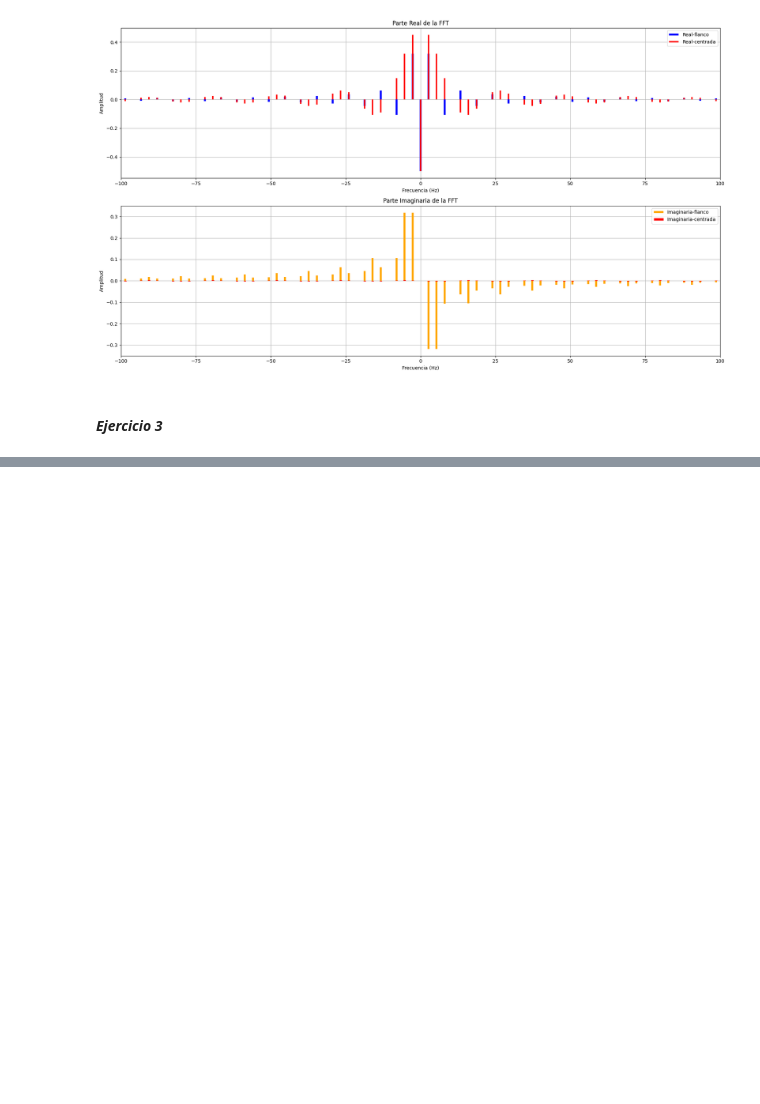
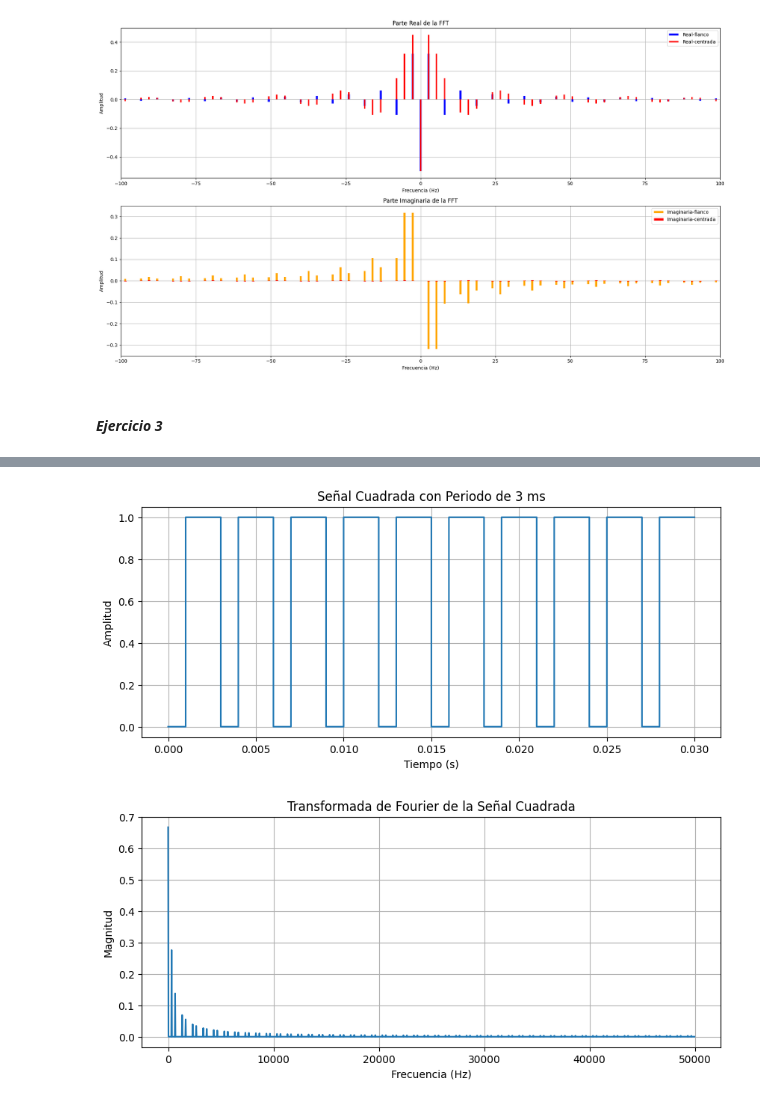
Before and after one commit to leonelj01/seniales_electricas, a Jupyter notebook: TP_6/tp6.ipynb, the cells around one changed output, grey strips where cells are left out. Saved outputs shown, nothing was run; the diff lists cells and outputs as text; code cells hidden in the pictures; blank space fills up the shorter version.

```diff
--- a/TP_6/tp6.ipynb
+++ b/TP_6/tp6.ipynb
@@ -178,0 +244,43 @@ plt.show()
+# %%
+import numpy as np
+import matplotlib.pyplot as plt
+
+# Parámetros de la señal
+periodo = 3e-3  # 3 ms
+duracion = 10 * periodo  # Duración total de la señal para visualización (10 periodos)
+frecuencia_muestreo = 1e-5  # Intervalo de muestreo (10 us)
+
+# Tiempo
+t = np.arange(0, duracion, frecuencia_muestreo)
+
+# Señal cuadrada
+signal = np.where(t % periodo < 1e-3, 0, 1)
+
+# Transformada de Fourier
+N = len(signal)
+f = np.fft.fftfreq(N, d=frecuencia_muestreo)
+fft_signal = np.fft.fft(signal)
+
+# Magnitud de la FFT
+magnitude = np.abs(fft_signal) / N
+
+# Gráfica de la señal
+plt.figure(figsize=(10, 4))
+plt.plot(t, signal, drawstyle='steps-post')
+plt.title('Señal Cuadrada con Periodo de 3 ms')
+plt.xlabel('Tiempo (s)')
+plt.ylabel('Amplitud')
+plt.grid(True)
+plt.show()
+
+# Gráfica de la FFT
+plt.figure(figsize=(10, 4))
+plt.plot(f[:N//2], magnitude[:N//2])  # Solo la mitad positiva de las frecuencias
+plt.title('Transformada de Fourier de la Señal Cuadrada')
+plt.xlabel('Frecuencia (Hz)')
+plt.ylabel('Magnitud')
+plt.grid(True)
+plt.show()
+# %% [output]
+[figure, added]
+[figure, added]
```
Also changed, not shown: parts of 5 cells of this notebook, 3 other files.
